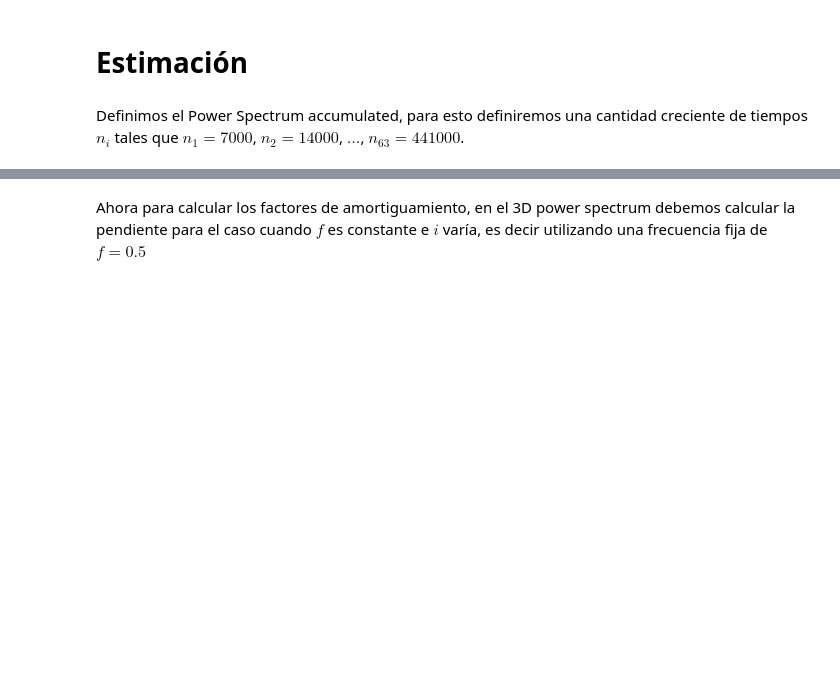
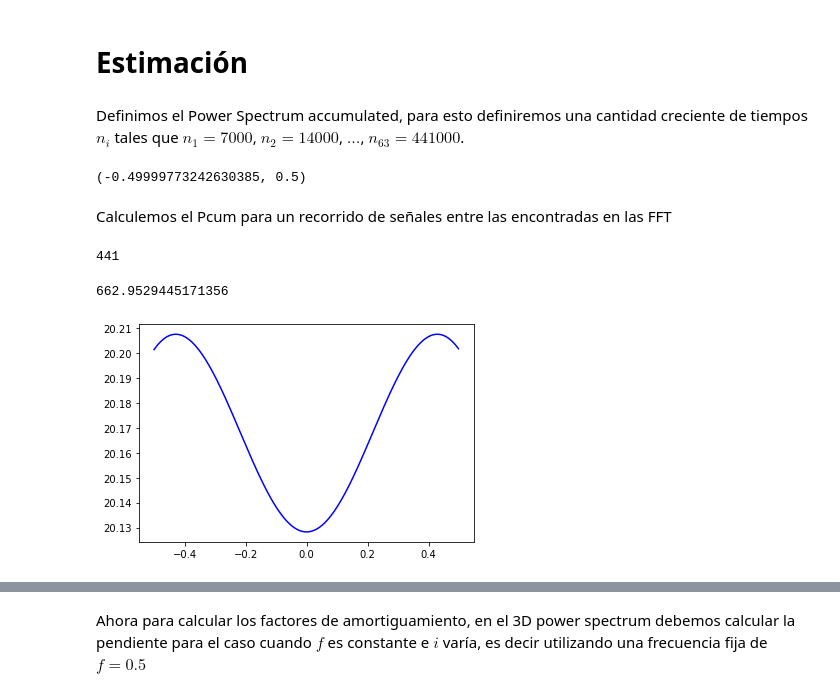
Before and after one commit to KevenSnow/ProyectoFMPS, a Jupyter notebook: FMPS.ipynb, the cells around one changed output, grey strips where cells are left out. Drawn from its saved outputs; the diff is of its cells as text; code cells hidden in the pictures; blank space fills up the shorter version.

```diff
--- a/FMPS.ipynb
+++ b/FMPS.ipynb
@@ -68,3 +68,26 @@ def pcum(x,f,i):
         accum.append(abs(p(x,f,jaux))**2)
     pc=sum(accum)
     return math.log(pc)
+# %%
+min(freq40), max(freq40)
+# %% [output]
+(-0.49999773242630385, 0.5)
+# %% [markdown]
+Calculemos el Pcum para un recorrido de señales entre las encontradas en las FFT
+# %%
+f=np.arange(min(freq40), max(freq40), 100/fs40)
+len(f)
+# %% [output]
+441
+# %%
+import time
+start=time.time()
+f=np.arange(min(freq40), max(freq40), 100/fs40)
+pf1=[]
+for j in f:
+    pf1.append(pcum(x40,j,1))
+end=time.time()
+print(end-start)
+# %% [output]
+662.9529445171356
+[figure, added]
```
Also changed, not shown: parts of 6 cells of this notebook, 5 other files.
